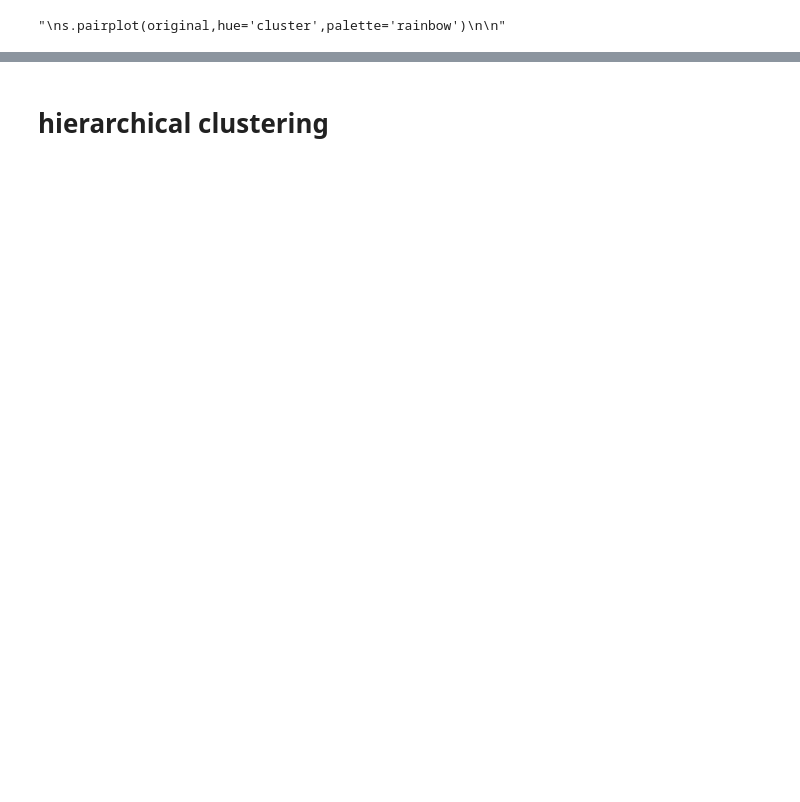
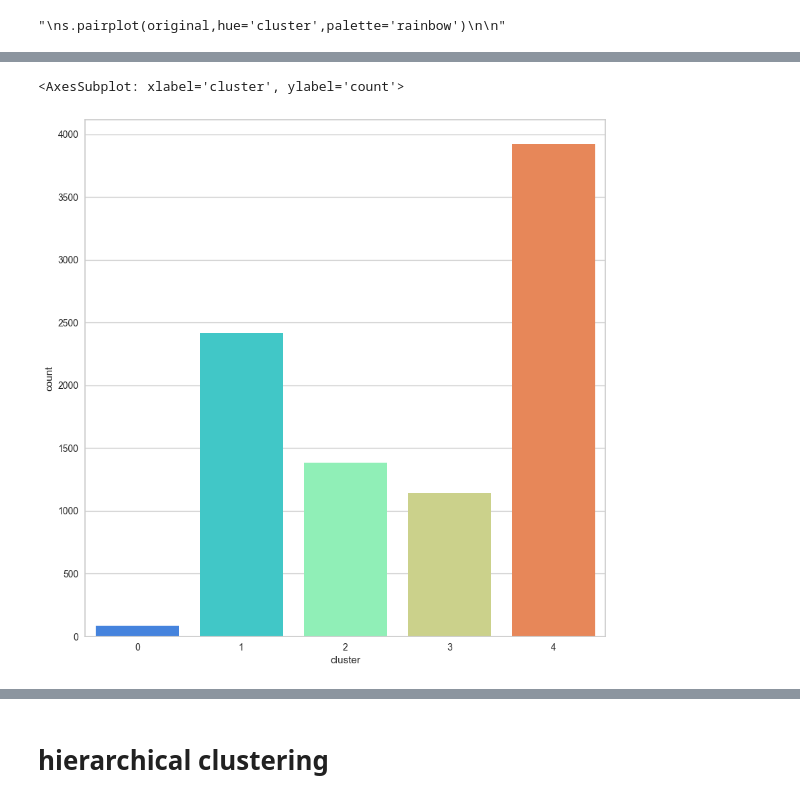
Before and after one commit to Enzo-hmdy/Tp3_Machine_learning_UQAC, a Jupyter notebook: clustering.ipynb, the cells around one changed output, grey strips where cells are left out. Saved outputs shown, nothing was run; the diff lists cells and outputs as text; code cells hidden in the pictures; blank space fills up the shorter version.

```diff
--- a/clustering.ipynb
+++ b/clustering.ipynb
@@ -329 +339,8 @@ spider_plot(original,"original dataset")
 <Figure size 2000x2000 with 0 Axes>
+# %%
+# plot distribution of clusters
+plt.figure(figsize=(10,10))
+sns.countplot(x='cluster',data=original,palette='rainbow')
+# %% [output]
+<AxesSubplot: xlabel='cluster', ylabel='count'>
+[figure, added]
```
Also changed, not shown: parts of 15 cells of this notebook, 2 other files.
